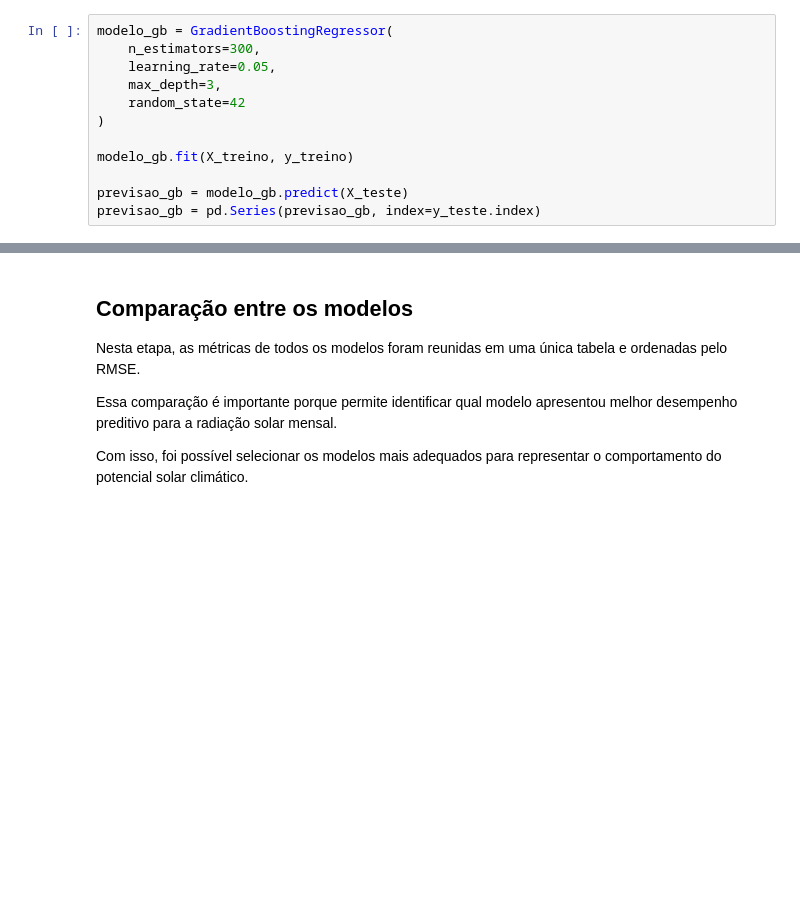
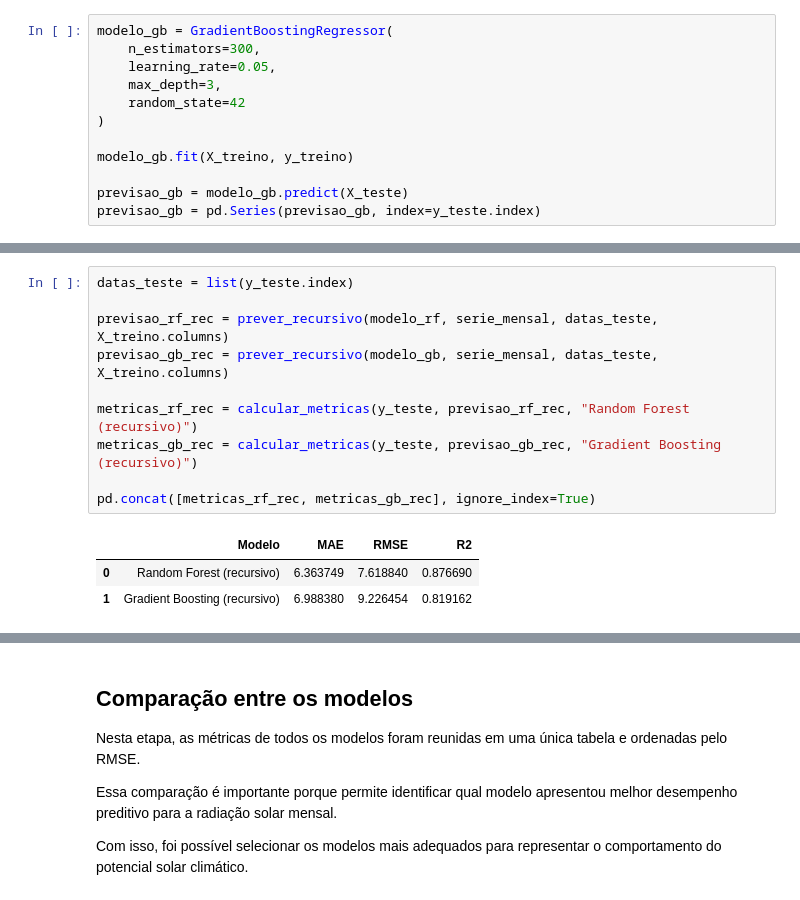
Before and after one commit to gabriellopes-eng/climate_analysis, a Jupyter notebook: climate_analysis/notebooks/08_modelagem_preditiva.ipynb, the cells around one changed output, grey strips where cells are left out. Saved outputs shown, nothing was run; the diff lists cells and outputs as text; blank space fills up the shorter version.

```diff
--- a/climate_analysis/notebooks/08_modelagem_preditiva.ipynb
+++ b/climate_analysis/notebooks/08_modelagem_preditiva.ipynb
@@ -439,0 +465,14 @@ metricas_gb
+# %%
+datas_teste = list(y_teste.index)
+
+previsao_rf_rec = prever_recursivo(modelo_rf, serie_mensal, datas_teste, X_treino.columns)
+previsao_gb_rec = prever_recursivo(modelo_gb, serie_mensal, datas_teste, X_treino.columns)
+
+metricas_rf_rec = calcular_metricas(y_teste, previsao_rf_rec, "Random Forest (recursivo)")
+metricas_gb_rec = calcular_metricas(y_teste, previsao_gb_rec, "Gradient Boosting (recursivo)")
+
+pd.concat([metricas_rf_rec, metricas_gb_rec], ignore_index=True)
+# %% [output]
+|  | Modelo | MAE | RMSE | R2 |
+| 0 | Random Forest (recursivo) | 6.363749 | 7.618840 | 0.876690 |
+| 1 | Gradient Boosting (recursivo) | 6.988380 | 9.226454 | 0.819162 |
```
Also changed, not shown: parts of 13 cells of this notebook, 3 other files.
